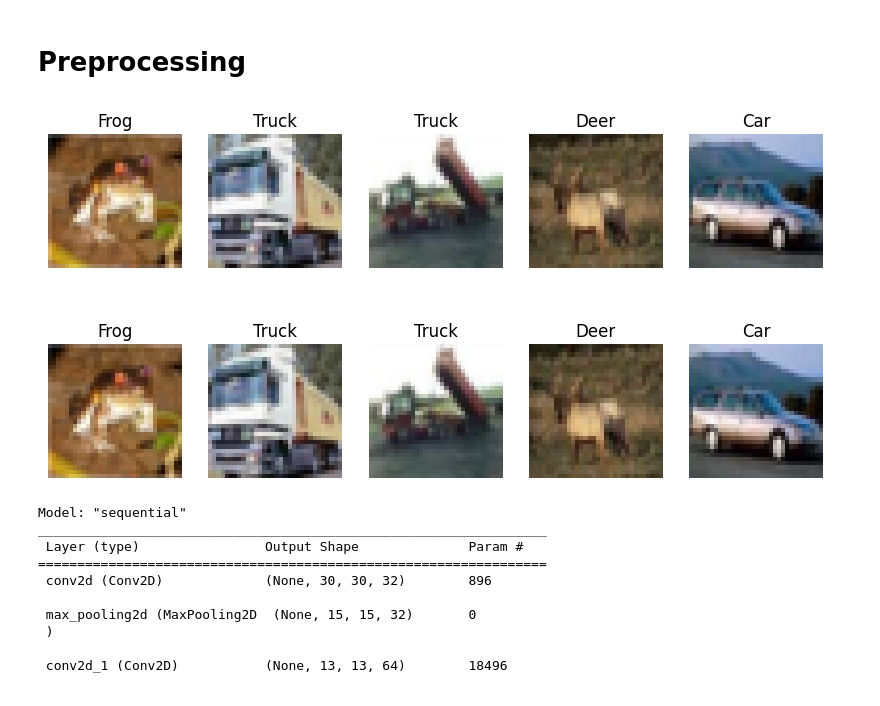
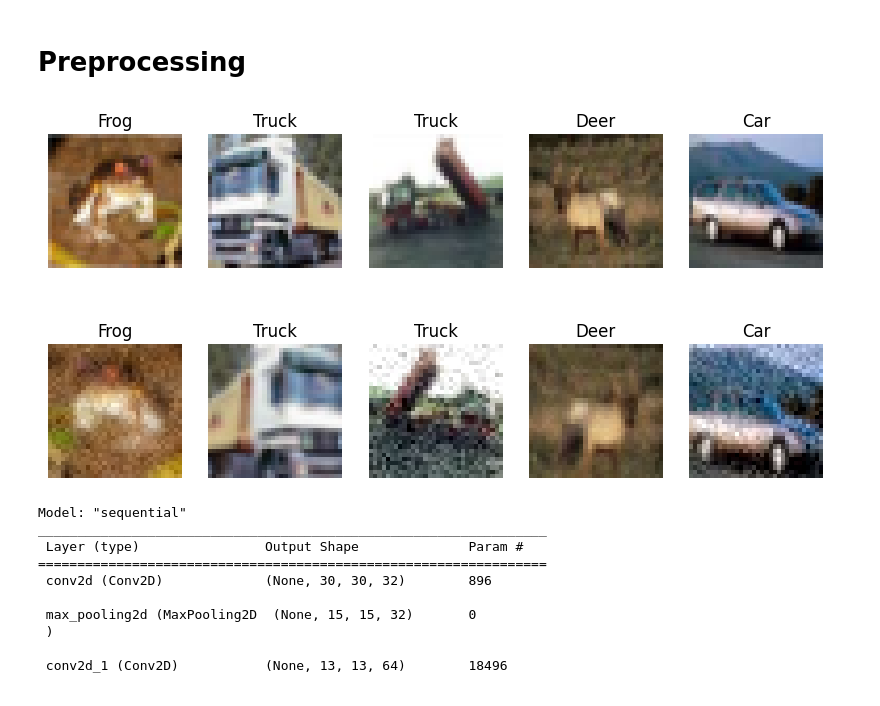
Before and after one commit to kuomat/image_playground, a Jupyter notebook: cnn.ipynb, the cells around one changed output. Saved outputs shown, nothing was run; the diff lists cells and outputs as text; code cells hidden in the pictures.

Commit message:
Modified data augmentation images

```diff
--- a/cnn.ipynb
+++ b/cnn.ipynb
@@ -107,19 +107,19 @@ aug_train_labels_cat = to_categorical(aug_train_labels, num_classes=10)
 # %%
 fig, axes = plt.subplots(2, 5, figsize=(10, 5))
 
 # Plot original images
 for i in range(5):
     axes[0, i].imshow(train_images[i].astype('uint8'))
     axes[0, i].set_title(data_dict[int(train_labels[i])])
     axes[0, i].axis('off')
 
 # Plot augmented images
 for i in range(5):
-    axes[1, i].imshow(aug_train_images[i].astype('uint8'))
-    axes[1, i].set_title(data_dict[int(train_labels[i])])
+    axes[1, i].imshow(aug_train_images[i + 50000].astype('uint8'))
+    axes[1, i].set_title(data_dict[int(aug_train_labels[i + 50000])])
     axes[1, i].axis('off')
 # %% [output]
-[figure, old version]
+[figure, new version]
 # %%
 model_cnn_aug = Sequential([
     layers.Conv2D(32, (3,3), activation='relu', input_shape=(IMG_HEIGHT, IMG_WIDTH, 3)),
```
